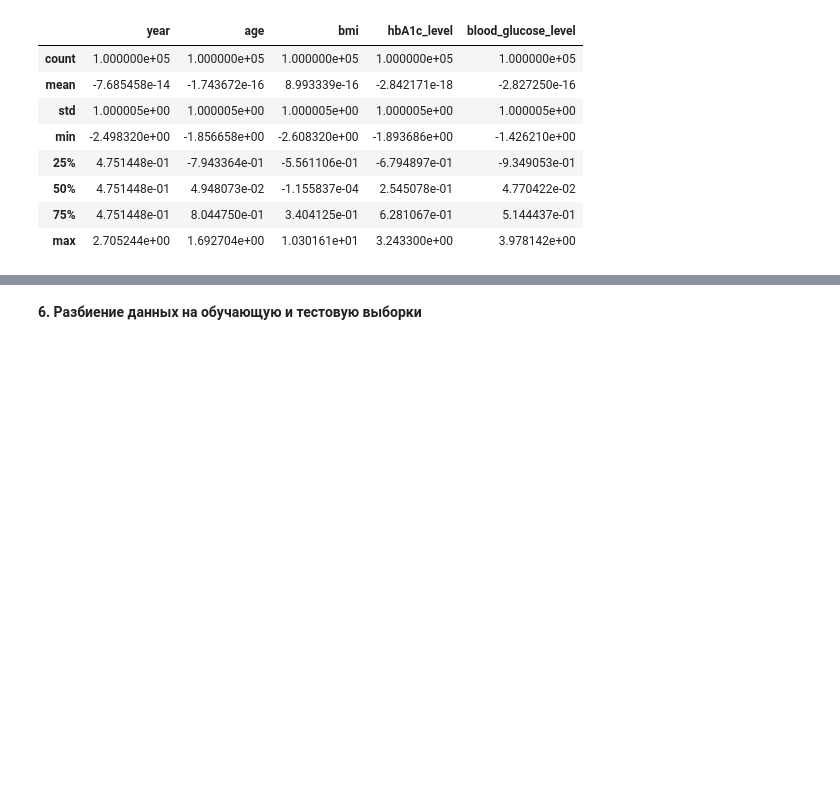
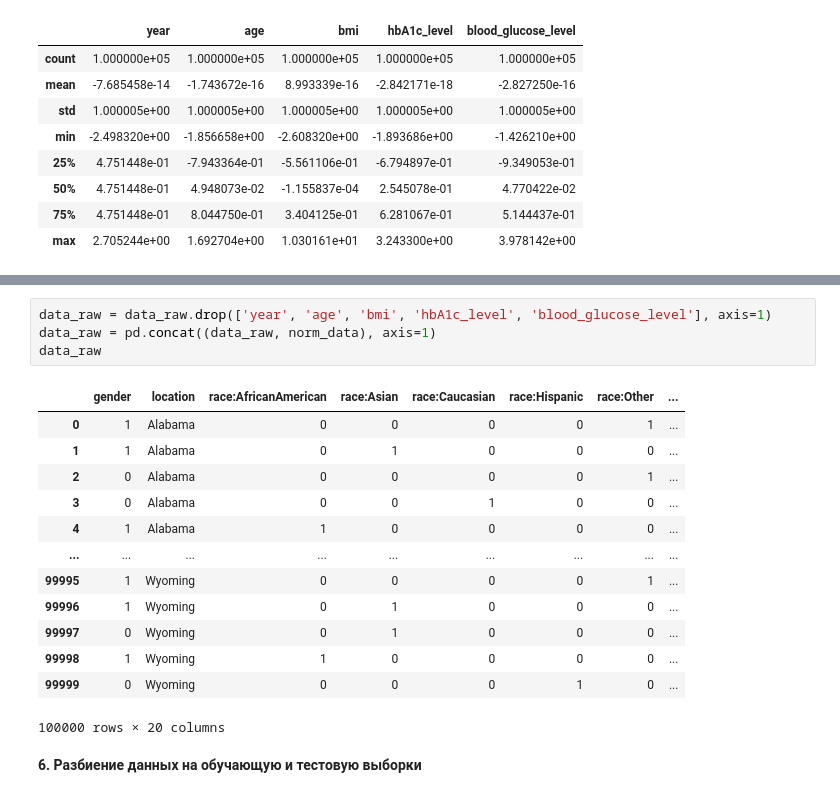
Before and after one commit to nastosimys/Machine_learning, a Jupyter notebook: ML_1.ipynb, the cells around one changed output, grey strips where cells are left out. Drawn from its saved outputs; the diff is of its cells as text; blank space fills up the shorter version.

```diff
--- a/ML_1.ipynb
+++ b/ML_1.ipynb
@@ -641,3 +657,21 @@ norm_data.describe()
+# %%
+data_raw = data_raw.drop(['year', 'age', 'bmi', 'hbA1c_level', 'blood_glucose_level'], axis=1)
+data_raw = pd.concat((data_raw, norm_data), axis=1)
+data_raw
+# %% [output]
+|  | gender | location | race:AfricanAmerican | race:Asian | race:Caucasian | race:Hispanic | race:Other | ... |
+| 0 | 1 | Alabama | 0 | 0 | 0 | 0 | 1 | ... |
+| 1 | 1 | Alabama | 0 | 1 | 0 | 0 | 0 | ... |
+| 2 | 0 | Alabama | 0 | 0 | 0 | 0 | 1 | ... |
+| 3 | 0 | Alabama | 0 | 0 | 1 | 0 | 0 | ... |
+| 4 | 1 | Alabama | 1 | 0 | 0 | 0 | 0 | ... |
+| ... | ... | ... | ... | ... | ... | ... | ... | ... |
+| 99995 | 1 | Wyoming | 0 | 0 | 0 | 0 | 1 | ... |
+| 99996 | 1 | Wyoming | 0 | 1 | 0 | 0 | 0 | ... |
+| 99997 | 0 | Wyoming | 0 | 1 | 0 | 0 | 0 | ... |
+| 99998 | 1 | Wyoming | 1 | 0 | 0 | 0 | 0 | ... |
+| 99999 | 0 | Wyoming | 0 | 0 | 0 | 1 | 0 | ... |
+100000 rows × 20 columns
 # %% [markdown]
 **6. Разбиение данных на обучающую и тестовую выборки**
 # %% [markdown]
```
Also changed, not shown: parts of 14 cells of this notebook.
